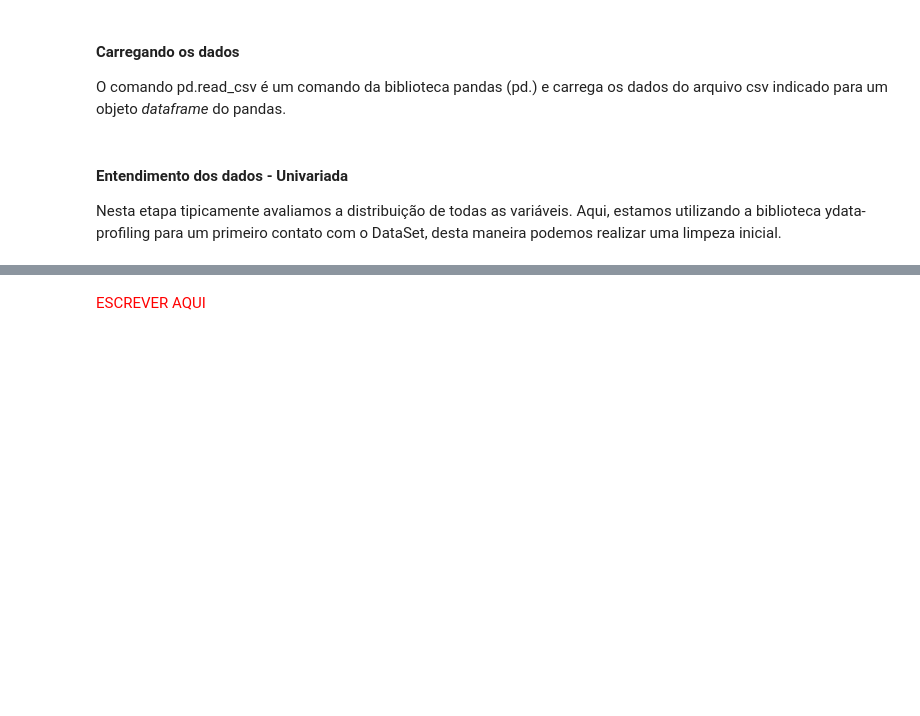
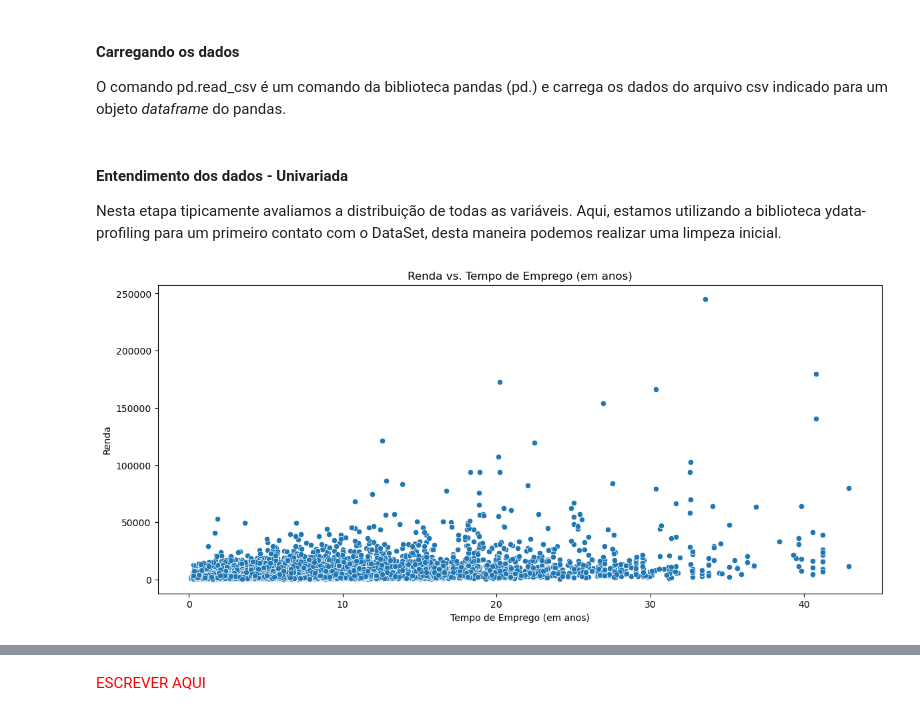
Before and after one commit to PedroHang/Income-Prediction-Model-Project, a Jupyter notebook: income_prediction.ipynb, the cells around one changed output, grey strips where cells are left out. Cells and saved outputs as stored; diff of their text form; code cells hidden in the pictures; blank space fills up the shorter version.

```diff
--- a/income_prediction.ipynb
+++ b/income_prediction.ipynb
@@ -75,0 +71,9 @@ renda_df = (renda
+# %%
+plt.figure(figsize=(14, 6))
+sns.scatterplot(x='tempo_emprego', y='renda', data=renda, marker='o')
+plt.title('Renda vs. Tempo de Emprego (em anos)')
+plt.xlabel('Tempo de Emprego (em anos)')
+plt.ylabel('Renda')
+plt.show()
+# %% [output]
+[figure, added]
```
Also changed, not shown: parts of 15 cells of this notebook, 2 other files.
